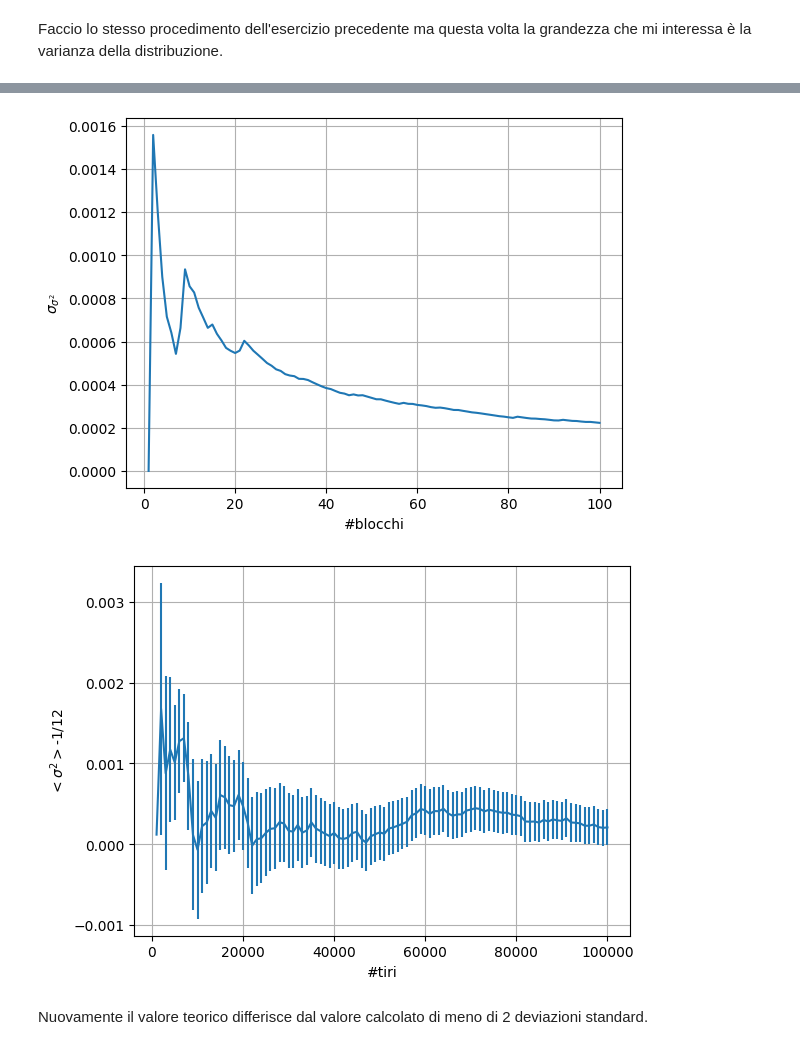
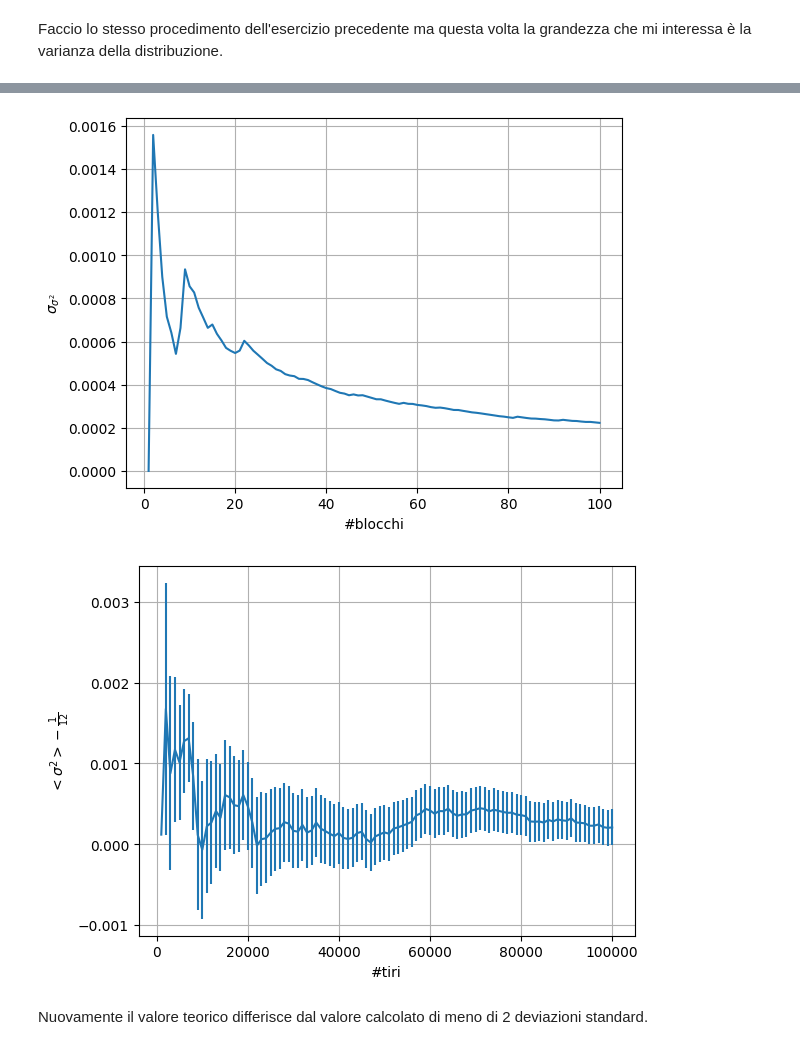
Before and after one commit to michelecrosi/Simulazione_numerica, a Jupyter notebook: es1/es1.1/es1.1.ipynb, the cells around one changed output, grey strips where cells are left out. Drawn from its saved outputs; the diff is of its cells as text; code cells hidden in the pictures.

```diff
--- a/es1/es1.1/es1.1.ipynb
+++ b/es1/es1.1/es1.1.ipynb
@@ -156,35 +156,35 @@ solo_err=[]
 solo_ver=[]
 for i in err:
     solo_err.append(i[0])
 for i in av:
     solo_ver.append(i[0])
 # print(solo_err)
 
 xx=xx+1
 bl=xx
 # print(bl)
 plt.plot(bl,solo_ver)
 plt.xlabel('#blocchi')
 plt.ylabel(r'$<\sigma^2>$')
 plt.grid(True)
 plt.show()
 plt.subplots()
 plt.plot(bl,solo_err)
 plt.xlabel('#blocchi')
 plt.ylabel(r'$\sigma_{\sigma^2}$')
 plt.grid(True)
 plt.show()
 xx*=L # Number of throws = block * (Number of throws in each block)
 figure,ass=plt.subplots()
 plt.errorbar(xx,np.array(solo_ver)-(1./12.),yerr=solo_err)
 plt.xlabel('#tiri')
-plt.ylabel(r'$<\sigma^2>$-1/12')
+plt.ylabel(r'$<\sigma^2>-\frac{1}{12}$')
 plt.grid(True)
 plt.show()
 # %% [output]
 [figure]
 [figure]
-[figure, old version]
+[figure, new version]
 # %% [markdown]
 Nuovamente il valore teorico differisce dal valore calcolato di meno di 2 deviazioni standard.
 # %% [markdown]
```
Also changed, not shown: parts of 1 cell of this notebook, 3 other files.
